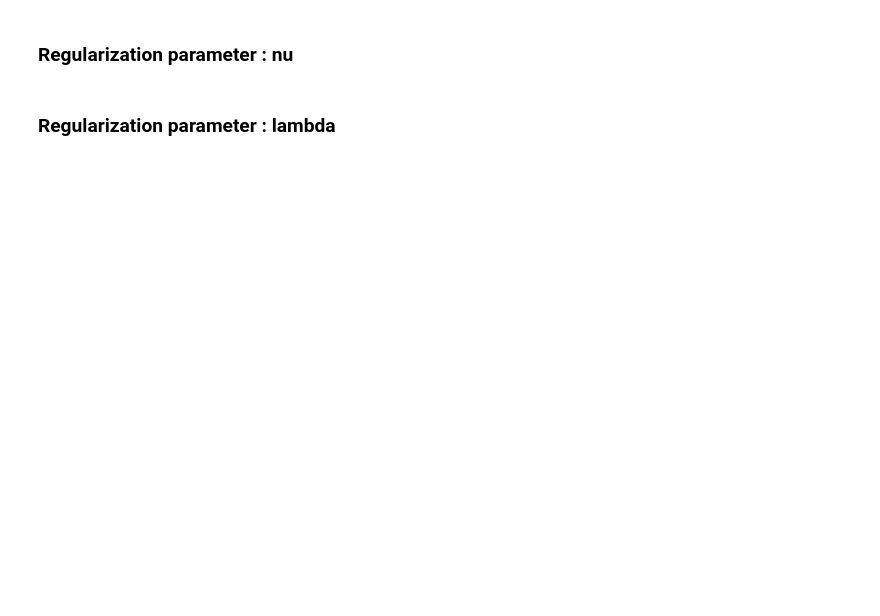
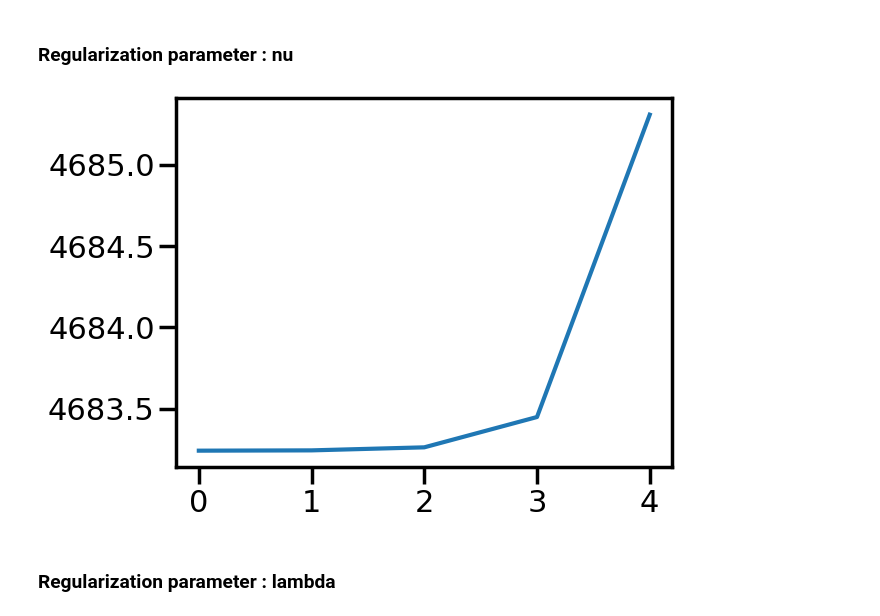
Before and after one commit to amigourou/machine-learning-course, a Jupyter notebook: ML-advanced/TD4/lab4.ipynb, the cells around one changed output. Saved outputs shown, nothing was run; the diff lists cells and outputs as text; code cells hidden in the pictures; blank space fills up the shorter version.

```diff
--- a/ML-advanced/TD4/lab4.ipynb
+++ b/ML-advanced/TD4/lab4.ipynb
@@ -129,2 +211,28 @@ class MYNMF():
+# %%
+data = dataset["data"]
+
+nmf = MYNMF()
+
+nu_values = [1e-6, 1e-5, 1e-4, 1e-3, 1e-2]
+best_nu = None
+nu_lowest_loss = float('inf')
+nu_losses = []
+
+for nu in nu_values:
+    nmf.fit_transform(faces, nu=nu)
+
+    # Evaluate the final loss for this mu
+    final_loss = nmf.loss_history[-1]
+    nu_losses.append(final_loss)
+
+    # Update best mu if the current loss is lower than previous ones
+    if final_loss < nu_lowest_loss:
+        nu_lowest_loss = final_loss
+        best_nu = nu
+
+plt.plot(nu_losses)
+plt.show()
+# %% [output]
+[figure, added]
 # %% [markdown]
 ### Regularization parameter : lambda
```
Also changed, not shown: parts of 8 cells of this notebook.
